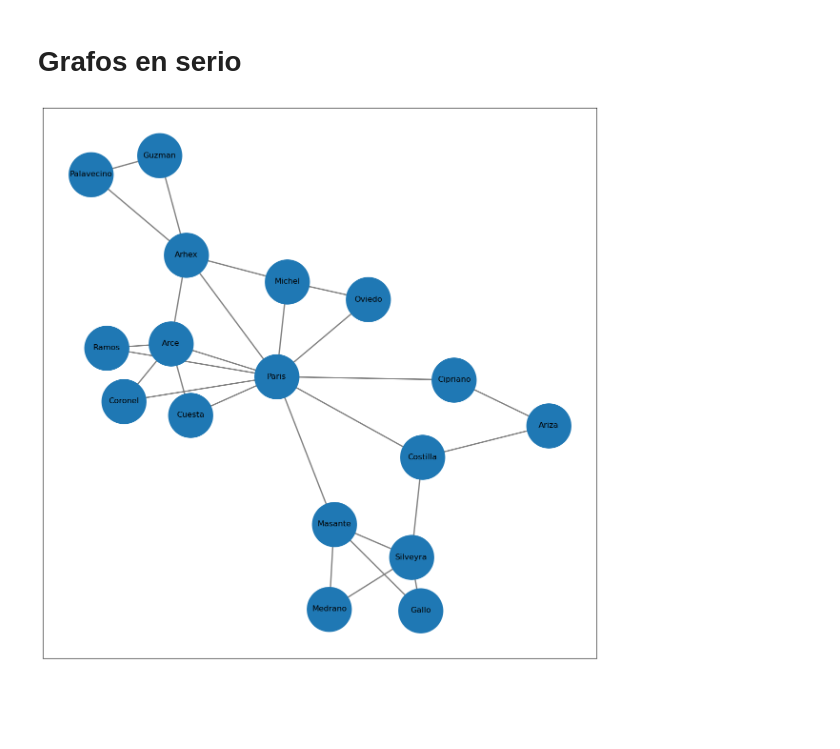
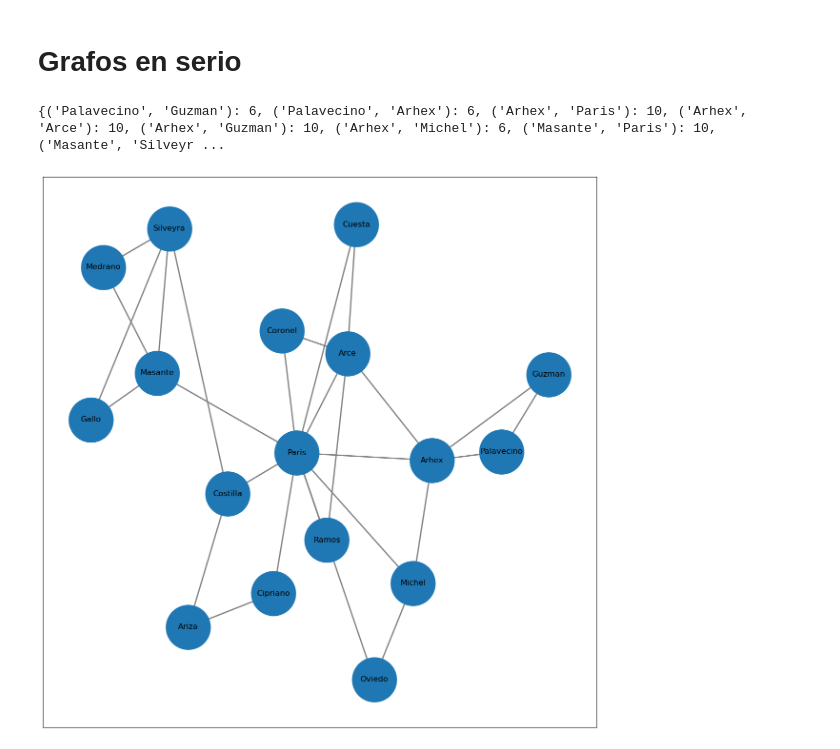
Before and after one commit to fedevirgolini/sociograma, a Jupyter notebook: sociograma.ipynb, the cells around one changed output. Drawn from its saved outputs; the diff is of its cells as text; code cells hidden in the pictures; blank space fills up the shorter version.

Commit message:
empezamos a experimentar para armar un grafo piola

```diff
--- a/sociograma.ipynb
+++ b/sociograma.ipynb
@@ -151,3 +146,31 @@ conu.add_nodes_from(quintoP_nombres)
+# %%
+def grafo(members, edges):
+
+  # HACER LA MATRIZZZZZ
+  # para poder ponerle bien el peso a las aristas según como se votaron mutuamente.
+
+  weights = [[10, 6], [2, 1]]
+  grafo = nx.Graph()
+  #Agregamos los nodos
+  grafo.add_nodes_from(members)
+  # Agregamos aristas
+  for sociogramN in range(len(edges)):
+    if sociogramN == 0:
+      for arista in edges[sociogramN]:
+        grafo.add_edge(members[arista[0]], members[arista[1]], weight=weights[sociogramN][0])
+        grafo.add_edge(members[arista[0]], members[arista[2]], weight=weights[sociogramN][1])
+    if sociogramN == 1:
+      for arista in edges[sociogramN]:
+        grafo.add_edge(members[arista[0]], members[arista[1]], weight=weights[sociogramN][0])
+        grafo.add_edge(members[arista[0]], members[arista[2]], weight=weights[sociogramN][1])
+
+  # Dibujamos
+  plt.figure(figsize=(15, 15))
+  pos = nx.layout.kamada_kawai_layout(grafo, scale=5)
+  edge_labels = nx.get_edge_attributes(grafo, "weight")
+  print(edge_labels)
+  nx.draw_networkx(grafo, pos, edge_labels, node_size=4500, width=2, edge_color='gray')
+  plt.show()
 # %%
 for arista in list(conu.edges):
   conu.remove_edge(*arista)
@@ -158,13 +177,5 @@ for arista in aristas_quintoP_I:
-# %%
-plt.figure(figsize=(15, 15))
-pos = nx.layout.fruchterman_reingold_layout(conu)
-
-# Personaliza los parámetros de trazado
-edge_width = 2  # Ajusta el ancho de las aristas
-node_size = 4500
-edge_color = 'gray'  # Cambia el color de las aristas
-
-nx.draw_networkx(conu, pos, node_size=node_size, width=edge_width, edge_color=edge_color)
-plt.show()
-# %% [output]
-[figure, removed]
+# %%
+grafo(quintoP_nombres, [aristas_quintoP_I])
+# %% [output]
+{('Palavecino', 'Guzman'): 6, ('Palavecino', 'Arhex'): 6, ('Arhex', 'Paris'): 10, ('Arhex', 'Arce'): 10, ('Arhex', 'Guzman'): 10, ('Arhex', 'Michel'): 6, ('Masante', 'Paris'): 10, ('Masante', 'Silveyr ...
+[figure, added]
```
Also changed, not shown: parts of 6 cells of this notebook.
